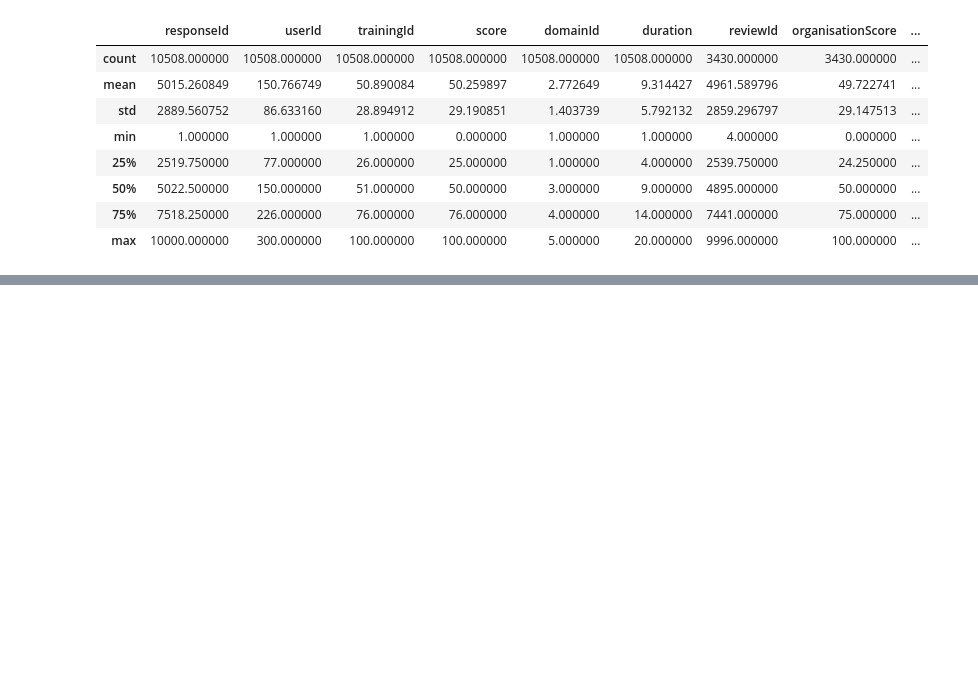
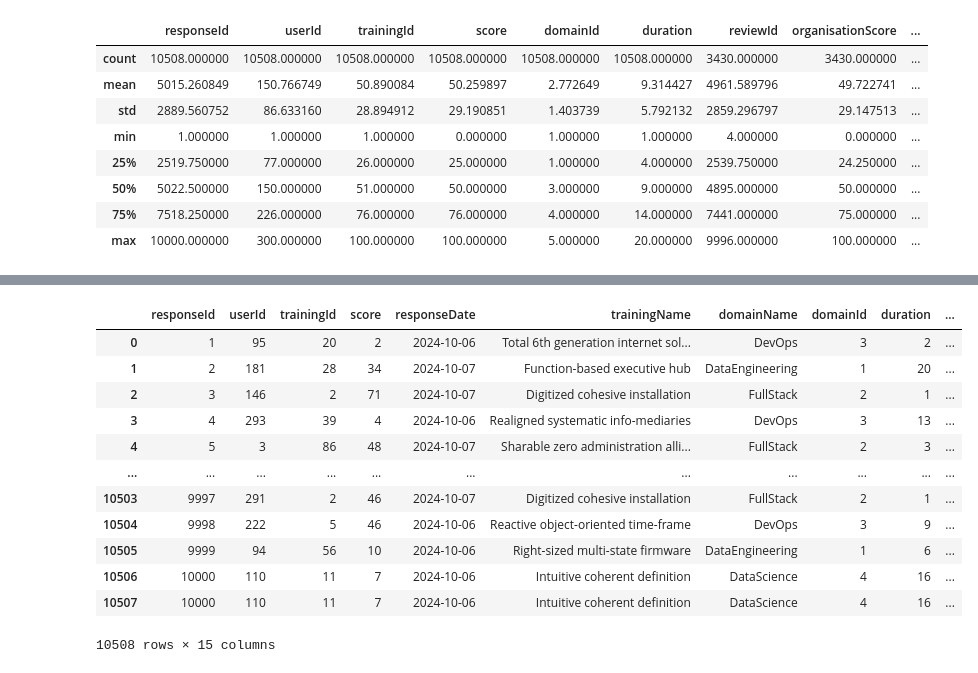
Before and after one commit to rairamjee/SkillBoost_Data, a Jupyter notebook: DataScience/featureEngineering.ipynb, the cells around one changed output, grey strips where cells are left out. Drawn from its saved outputs; the diff is of its cells as text; code cells hidden in the pictures; blank space fills up the shorter version.

```diff
--- a/DataScience/featureEngineering.ipynb
+++ b/DataScience/featureEngineering.ipynb
@@ -82,3 +127,8 @@ memory usage: 1.2+ MB
 | 50% | 5022.500000 | 150.000000 | 51.000000 | 50.000000 | 3.000000 | 9.000000 | 4895.000000 | 50.000000 | ... |
 | 75% | 7518.250000 | 226.000000 | 76.000000 | 76.000000 | 4.000000 | 14.000000 | 7441.000000 | 75.000000 | ... |
 | max | 10000.000000 | 300.000000 | 100.000000 | 100.000000 | 5.000000 | 20.000000 | 9996.000000 | 100.000000 | ... |
+# %%
+merged_df['communicationMarks'].fillna(math.ceil(merged_df['communicationMarks'].mean()),inplace=True)
+merged_df['disciplineMarks'].fillna(math.ceil(merged_df['disciplineMarks'].mean()),inplace=True)
+merged_df['hardWorkingMarks'].fillna(math.ceil(merged_df['hardWorkingMarks'].mean()),inplace=True)
+merged_df['organisationScore'].fillna(math.ceil(merged_df['organisationScore'].mean()),inplace=True)
@@ -84,0 +153,16 @@ memory usage: 1.2+ MB
+# %%
+merged_df
+# %% [output]
+|  | responseId | userId | trainingId | score | responseDate | trainingName | domainName | domainId | duration | ... |
+| 0 | 1 | 95 | 20 | 2 | 2024-10-06 | Total 6th generation internet sol... | DevOps | 3 | 2 | ... |
+| 1 | 2 | 181 | 28 | 34 | 2024-10-07 | Function-based executive hub | DataEngineering | 1 | 20 | ... |
+| 2 | 3 | 146 | 2 | 71 | 2024-10-07 | Digitized cohesive installation | FullStack | 2 | 1 | ... |
+| 3 | 4 | 293 | 39 | 4 | 2024-10-06 | Realigned systematic info-mediaries | DevOps | 3 | 13 | ... |
+| 4 | 5 | 3 | 86 | 48 | 2024-10-07 | Sharable zero administration alli... | FullStack | 2 | 3 | ... |
+| ... | ... | ... | ... | ... | ... | ... | ... | ... | ... | ... |
+| 10503 | 9997 | 291 | 2 | 46 | 2024-10-07 | Digitized cohesive installation | FullStack | 2 | 1 | ... |
+| 10504 | 9998 | 222 | 5 | 46 | 2024-10-06 | Reactive object-oriented time-frame | DevOps | 3 | 9 | ... |
+| 10505 | 9999 | 94 | 56 | 10 | 2024-10-06 | Right-sized multi-state firmware | DataEngineering | 1 | 6 | ... |
+| 10506 | 10000 | 110 | 11 | 7 | 2024-10-06 | Intuitive coherent definition | DataScience | 4 | 16 | ... |
+| 10507 | 10000 | 110 | 11 | 7 | 2024-10-06 | Intuitive coherent definition | DataScience | 4 | 16 | ... |
+10508 rows × 15 columns
```
Also changed, not shown: parts of 8 cells of this notebook, 1 other file.
